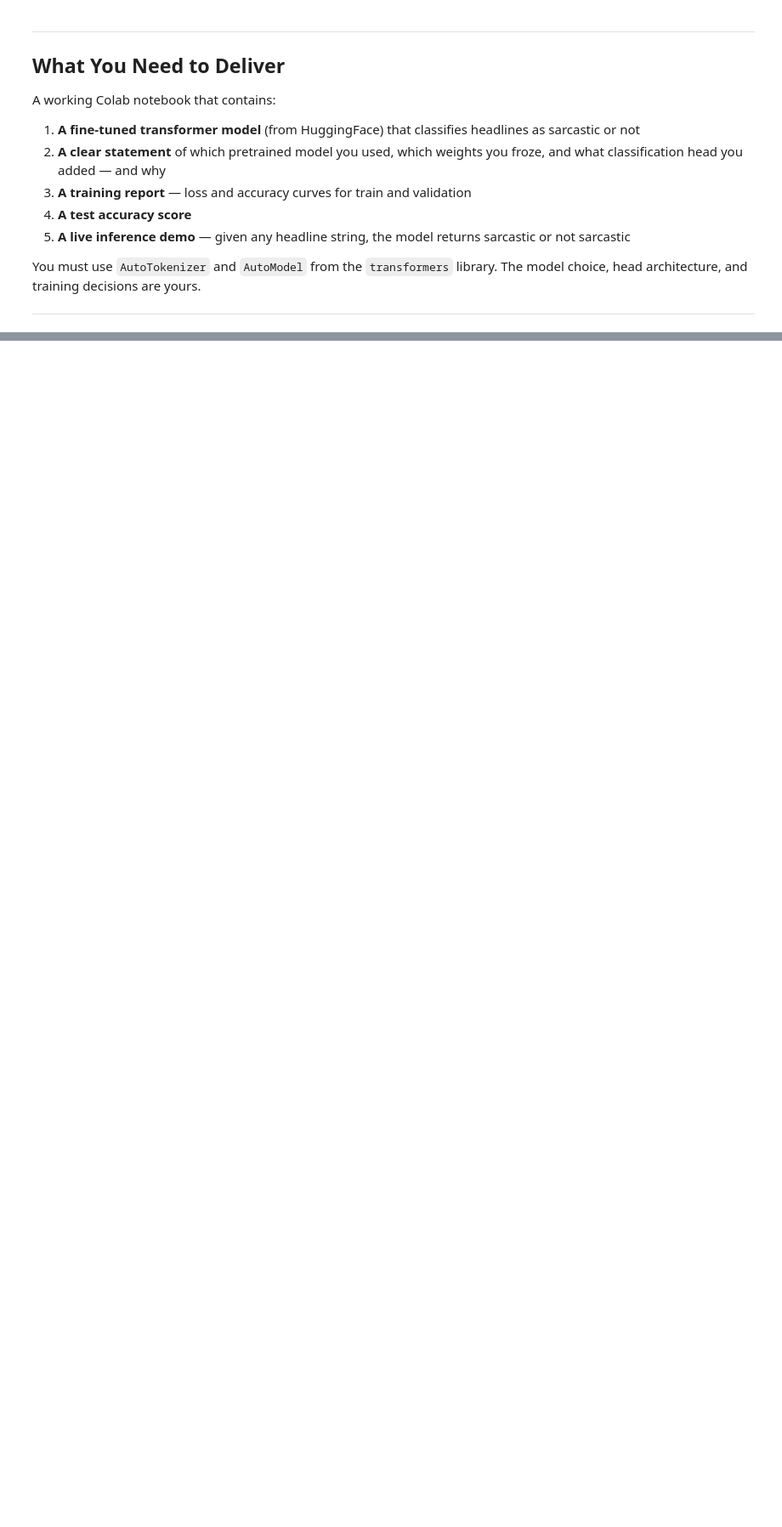
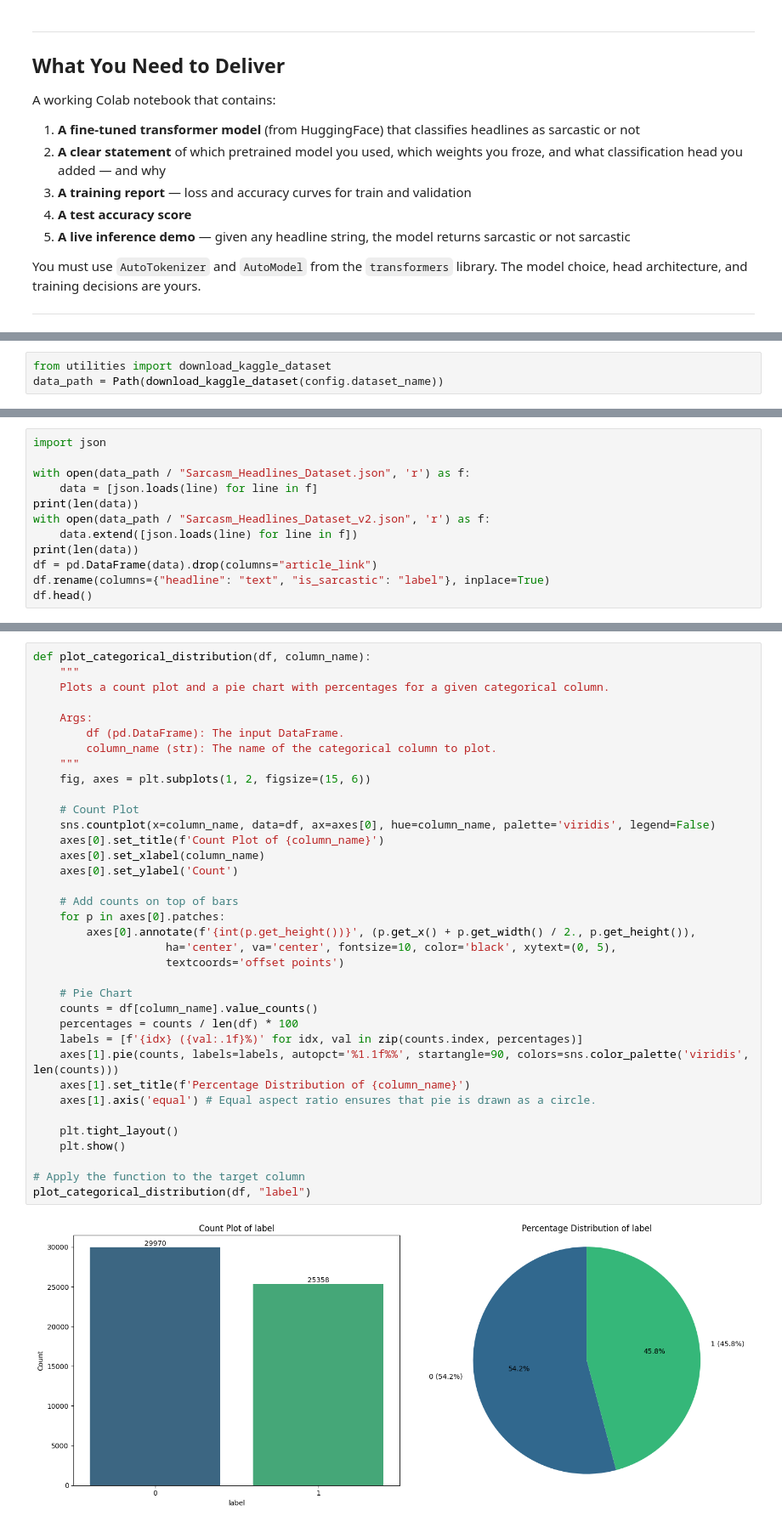
Before and after one commit to Ibraheem-Al-hafith/classification_hub, a Jupyter notebook: Ex_5_Text_Classification_Transformers.ipynb, the cells around one changed output, grey strips where cells are left out. Shown at 85% size. Drawn from its saved outputs; the diff is of its cells as text; blank space fills up the shorter version.

```diff
--- a/Ex_5_Text_Classification_Transformers.ipynb
+++ b/Ex_5_Text_Classification_Transformers.ipynb
@@ -52,0 +99,3 @@ The model choice, head architecture, and training decisions are yours.
+# %%
+from utilities import download_kaggle_dataset
+data_path = Path(download_kaggle_dataset(config.dataset_name))
@@ -52,0 +107,12 @@ The model choice, head architecture, and training decisions are yours.
+# %%
+import json
+
+with open(data_path / "Sarcasm_Headlines_Dataset.json", 'r') as f:
+    data = [json.loads(line) for line in f]
+print(len(data))
+with open(data_path / "Sarcasm_Headlines_Dataset_v2.json", 'r') as f:
+    data.extend([json.loads(line) for line in f])
+print(len(data))
+df = pd.DataFrame(data).drop(columns="article_link")
+df.rename(columns={"headline": "text", "is_sarcastic": "label"}, inplace=True)
+df.head()
@@ -52,0 +130,38 @@ The model choice, head architecture, and training decisions are yours.
+# %%
+def plot_categorical_distribution(df, column_name):
+    """
+    Plots a count plot and a pie chart with percentages for a given categorical column.
+
+    Args:
+        df (pd.DataFrame): The input DataFrame.
+        column_name (str): The name of the categorical column to plot.
+    """
+    fig, axes = plt.subplots(1, 2, figsize=(15, 6))
+
+    # Count Plot
+    sns.countplot(x=column_name, data=df, ax=axes[0], hue=column_name, palette='viridis', legend=False)
+    axes[0].set_title(f'Count Plot of {column_name}')
+    axes[0].set_xlabel(column_name)
+    axes[0].set_ylabel('Count')
+
+    # Add counts on top of bars
+    for p in axes[0].patches:
+        axes[0].annotate(f'{int(p.get_height())}', (p.get_x() + p.get_width() / 2., p.get_height()),
+                    ha='center', va='center', fontsize=10, color='black', xytext=(0, 5),
+                    textcoords='offset points')
+
+    # Pie Chart
+    counts = df[column_name].value_counts()
+    percentages = counts / len(df) * 100
+    labels = [f'{idx} ({val:.1f}%)' for idx, val in zip(counts.index, percentages)]
+    axes[1].pie(counts, labels=labels, autopct='%1.1f%%', startangle=90, colors=sns.color_palette('viridis', len(counts)))
+    axes[1].set_title(f'Percentage Distribution of {column_name}')
+    axes[1].axis('equal') # Equal aspect ratio ensures that pie is drawn as a circle.
+
+    plt.tight_layout()
+    plt.show()
+
+# Apply the function to the target column
+plot_categorical_distribution(df, "label")
+# %% [output]
+[figure, added]
```
Also changed, not shown: parts of 13 cells of this notebook.
